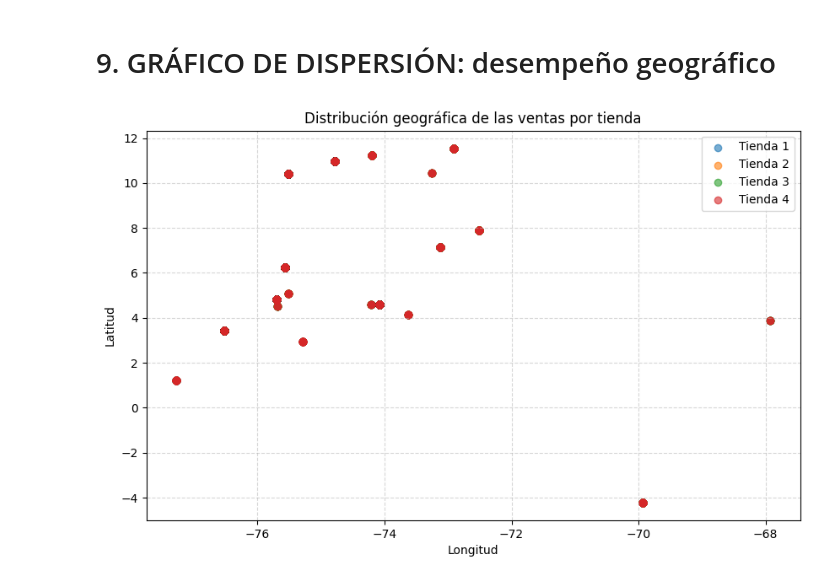
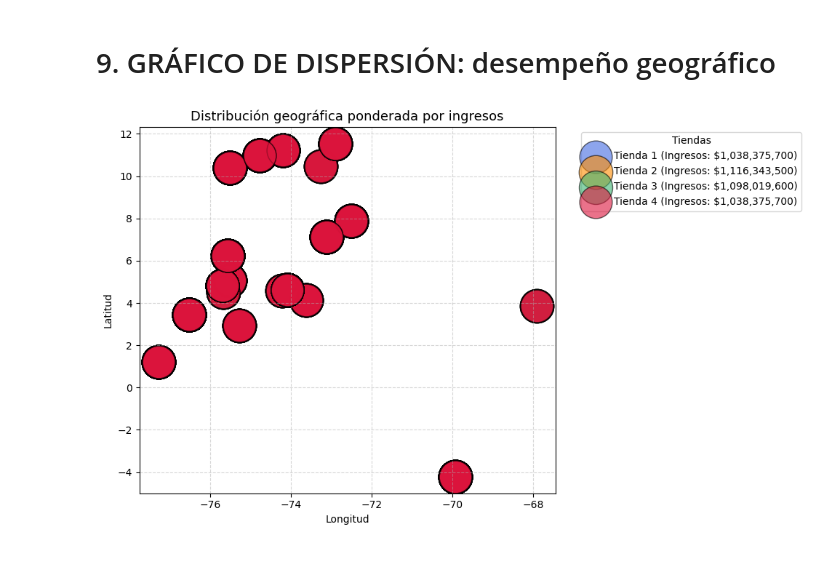
Before and after one commit to Tmayol/Challenge_ciencia_datos1, a Jupyter notebook: AluraStoreLatam.ipynb, the cells around one changed output. Saved outputs shown, nothing was run; the diff lists cells and outputs as text; code cells hidden in the pictures.

```diff
--- a/AluraStoreLatam.ipynb
+++ b/AluraStoreLatam.ipynb
@@ -92,6 +92,7 @@ Tienda 4: 4.0
 # 4. Productos más y menos vendidos
 # %%
 import matplotlib.pyplot as plt
+
 '''Productos más vendidos y menos vendidos'''
 
 tiendas = {
@@ -101,25 +102,25 @@ tiendas = {
     "Tienda 4": tienda4
 }
 
-
 for vendido, tienda in tiendas.items():
     print(f"\n=== {vendido} ===")
 
-    # Conteo de productos vendidos
+
     conteo_productos = tienda['Producto'].value_counts()
 
-    # Producto más y menos vendido
+
     mas_vendido = conteo_productos.idxmax()
     menos_vendido = conteo_productos.idxmin()
 
     print(f"Producto más vendido: {mas_vendido} ({conteo_productos.max()} ventas)")
     print(f"Producto menos vendido: {menos_vendido} ({conteo_productos.min()} ventas)")
 
-    # Visualización: Top 5 productos más vendidos
+
     top5 = conteo_productos.head(5)
-    top5.plot(kind='bar', figsize=(6,4), title=f"Top 5 productos más vendidos - {nombre}")
+    top5.plot(kind='bar', figsize=(6,4), title=f"Top 5 productos más vendidos - {vendido}", color='skyblue')
     plt.xlabel("Producto")
     plt.ylabel("Cantidad vendida")
+    plt.grid(axis='y', linestyle='--', alpha=0.6)
     plt.show()
 # %% [output]
 === Tienda 1 ===
@@ -193,14 +194,3 @@ for categoria, tienda in tiendas.items():
 [figure]
 # %% [markdown]
 # 8. GRÁFICO DE DISPERSIÓN: Precio vs Calificación
-# %%
-plt.figure(figsize=(8, 5))
-for dispersion, tienda in tiendas.items():
-    plt.scatter(tienda['Precio'], tienda['Calificación'], label=dispersion, alpha=0.6)
-
-plt.title("Relación entre precio y calificación por tienda")
-plt.xlabel("Precio ($)")
-plt.ylabel("Calificación del cliente")
-plt.legend()
-plt.grid(True, linestyle='--', alpha=0.6)
-plt.show()
@@ -211,14 +250,25 @@ plt.show()
 # %%
 plt.figure(figsize=(10, 6))
 
-for nombre, geografia in tiendas.items():
-    plt.scatter(geografia['lon'], geografia['lat'], label=nombre, alpha=0.6)
+ingresos = {nombre: tienda['Precio'].sum() for nombre, tienda in tiendas.items()}
+colores = ['royalblue', 'darkorange', 'mediumseagreen', 'crimson']
 
-plt.title("Distribución geográfica de las ventas por tienda")
+for (nombre, geografia), color in zip(tiendas.items(), colores):
+    plt.scatter(
+        geografia['lon'], geografia['lat'],
+        s=ingresos[nombre] / 1000000,  # Escala del tamaño
+        color=color,
+        alpha=0.6,
+        label=f"{nombre} (Ingresos: ${ingresos[nombre]:,.0f})",
+        edgecolor='black'
+    )
+
+plt.title("Distribución geográfica ponderada por ingresos", fontsize=13)
 plt.xlabel("Longitud")
 plt.ylabel("Latitud")
-plt.legend()
+plt.legend(title="Tiendas", bbox_to_anchor=(1.05, 1), loc='upper left')
 plt.grid(True, linestyle='--', alpha=0.5)
+plt.tight_layout()
 plt.show()
 # %% [output]
-[figure, old version]
+[figure, new version]
```
Also changed, not shown: parts of 5 cells of this notebook, 1 other file.
